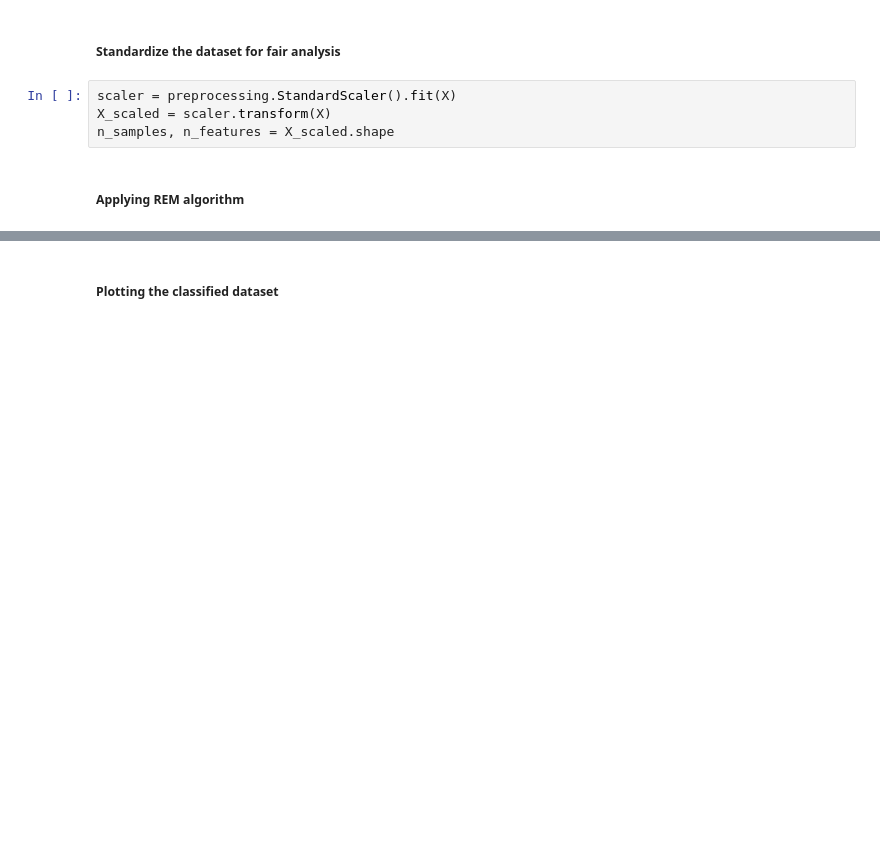
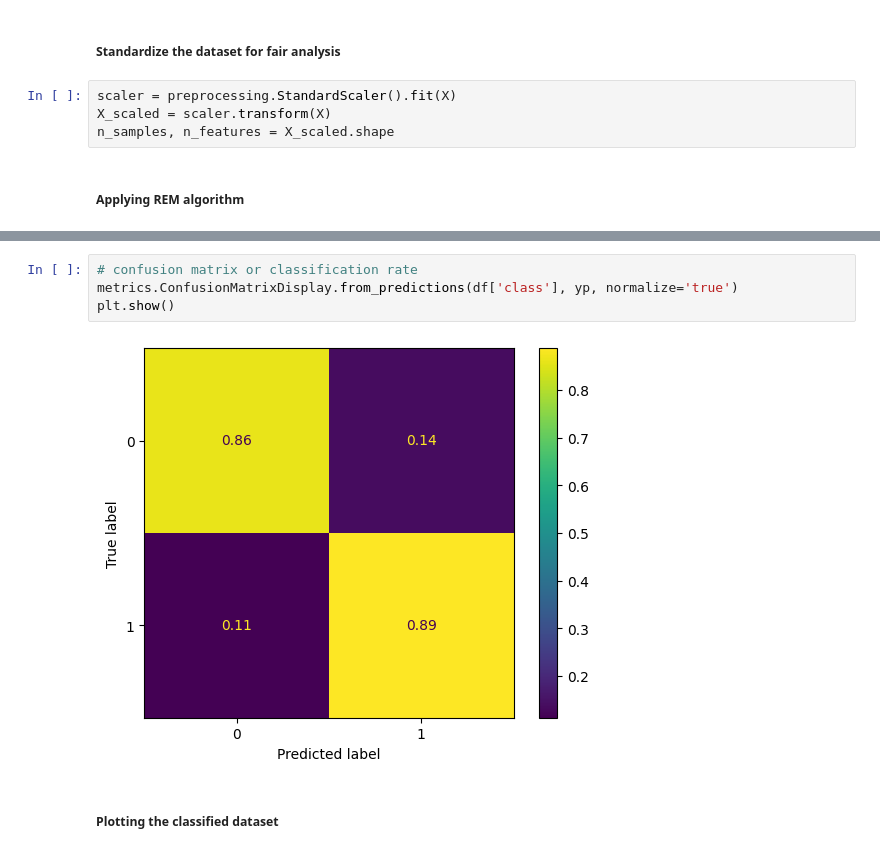
Before and after one commit to samuelveersingh/REM-tutorial, a Jupyter notebook: REM-tutorial-updated.ipynb, the cells around one changed output, grey strips where cells are left out. Drawn from its saved outputs; the diff is of its cells as text; blank space fills up the shorter version.

```diff
--- a/REM-tutorial-updated.ipynb
+++ b/REM-tutorial-updated.ipynb
@@ -39,3 +53,9 @@ yp = Cluster.get_labels(mixture_selection='aic')
+# %%
+# confusion matrix or classification rate
+metrics.ConfusionMatrixDisplay.from_predictions(df['class'], yp, normalize='true')
+plt.show()
+# %% [output]
+[figure, added]
 # %% [markdown]
 ##### Plotting the classified dataset
 # %%
```
Also changed, not shown: parts of 26 cells of this notebook.
